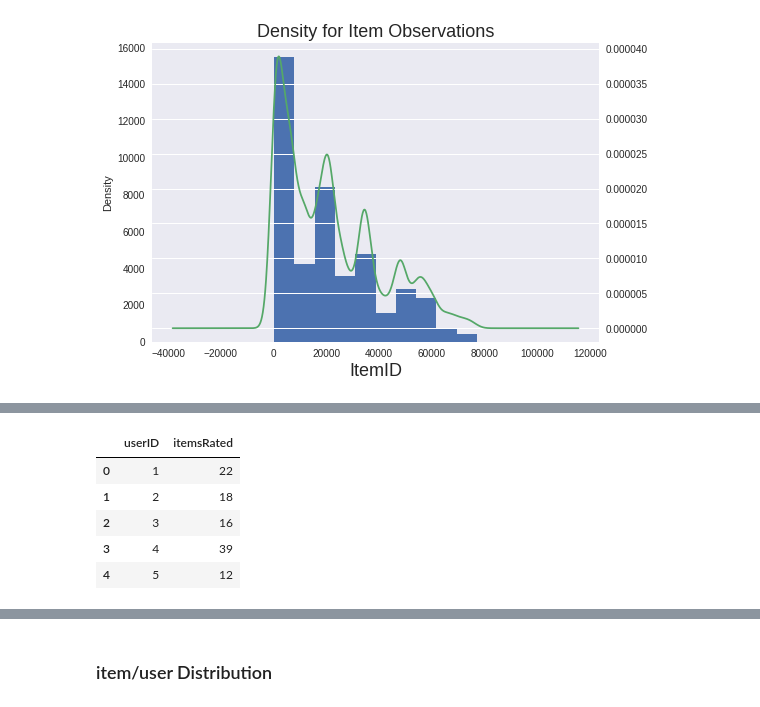
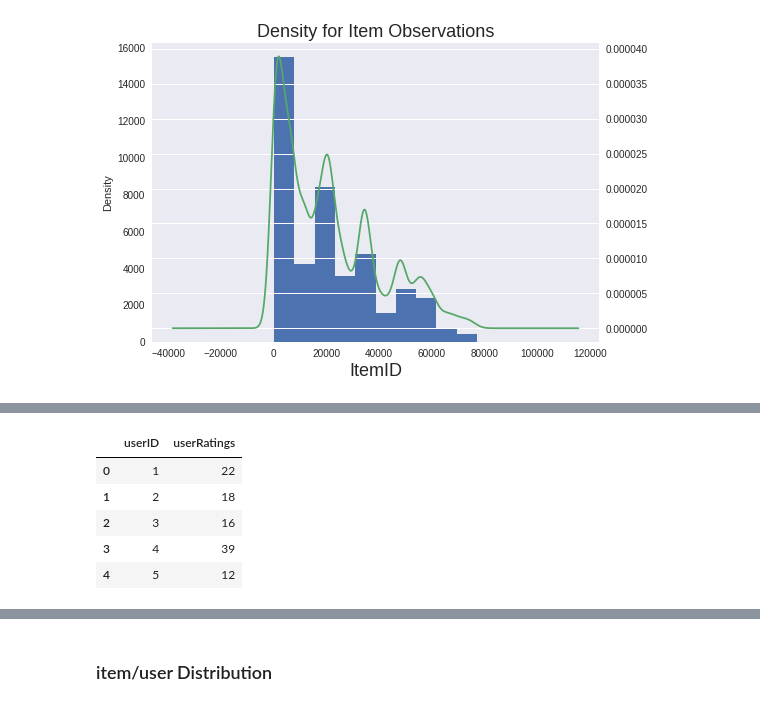
Before and after one commit to paulanavarretec/RecSys-Tarea1, a Jupyter notebook: Recsys_Tarea1.ipynb, the cells around one changed output, grey strips where cells are left out. Saved outputs shown, nothing was run; the diff lists cells and outputs as text; code cells hidden in the pictures.

```diff
--- a/Recsys_Tarea1.ipynb
+++ b/Recsys_Tarea1.ipynb
@@ -254,8 +265,8 @@ It is interesting what this plot shows. We can see a sort of different waves, ch
 # %%
-# print(train_file.groupby(['userID']).size().reset_index(name='itemsRated').head())
-train_file.groupby(['userID']).size().reset_index(name='itemsRated').head()
+# Same as before but showing the fist userIDs
+(train_file.groupby(['userID']).size().reset_index(name='userRatings').head())
 # %% [output]
-|  | userID | itemsRated |
+|  | userID | userRatings |
 | 0 | 1 | 22 |
 | 1 | 2 | 18 |
 | 2 | 3 | 16 |
```
Also changed, not shown: parts of 22 cells of this notebook.
